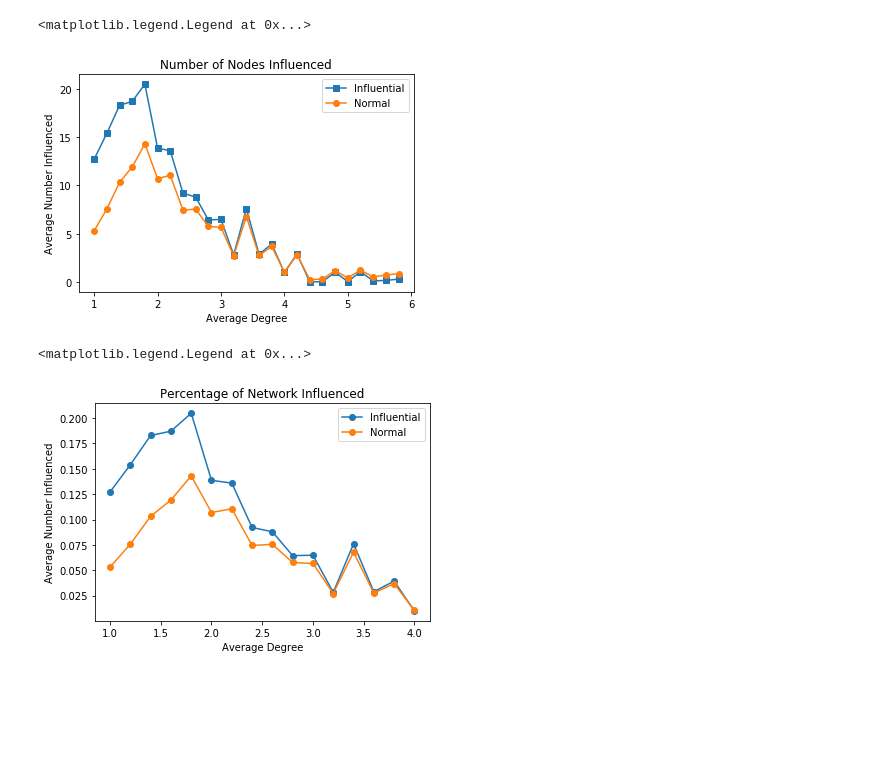
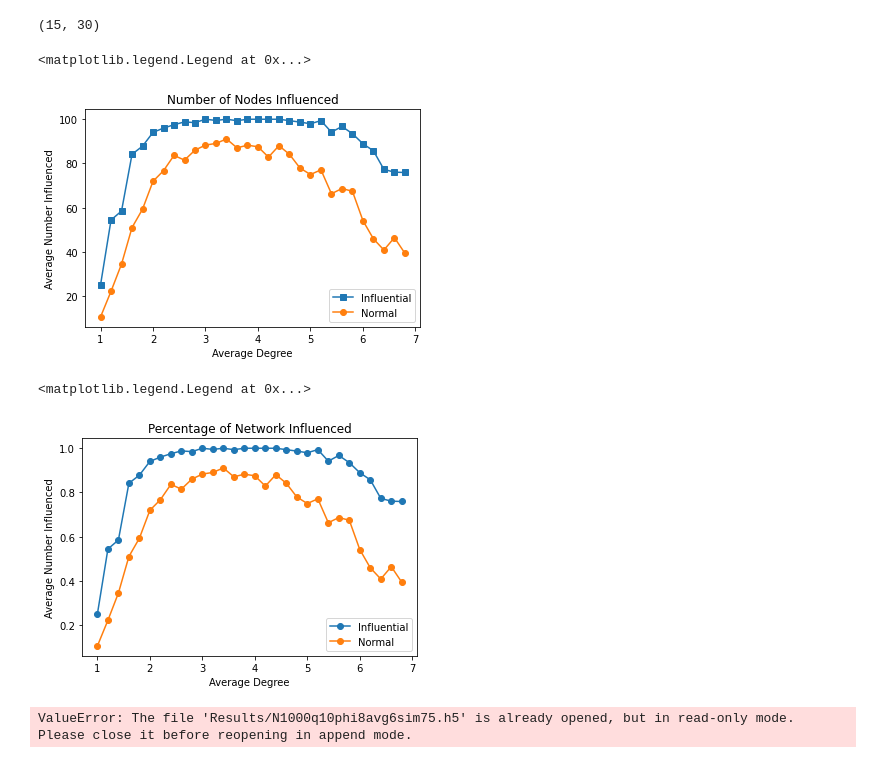
Before and after one commit to MiLinny/Influentials, a Jupyter notebook: Code/Simulation.ipynb, the cells around one changed output. Saved outputs shown, nothing was run; the diff lists cells and outputs as text; code cells hidden in the pictures; blank space fills up the shorter version.

```diff
--- a/Code/Simulation.ipynb
+++ b/Code/Simulation.ipynb
@@ -30,7 +31,7 @@ def set_influence(G, value, node=None):
     if node:
         G.nodes[node][label] = value
     else:
-        influence_attrib = { i : 0 for i in range(N) }
+        influence_attrib = { i : value for i in range(N) }
         nx.set_node_attributes(G,influence_attrib, label)
 
 def get_is_influenced(G, node):
@@ -147,17 +148,19 @@ normie_nodes = degree_ordered_nodes[int(q*N):]
 S_influenced = simulate_spread(G, influential_nodes, phi)
 S_normie = simulate_spread(G, normie_nodes, phi)
 # %%
+%%time
 #################################################################################
 ################################## Simulation ###################################
 #################################################################################
 
-N = 1000
+N = 100
 q = 0.1
 phi = 0.18
-max_n_avg = 6
+max_n_avg = 7
 increment = 0.2
-num_simulations = 75
+num_simulations = 15
 label = 'is_influenced'
+directed = False
 
 n_avg = np.arange(1, max_n_avg, increment)
 p = [avg/(N-1) for avg in n_avg]
@@ -192,6 +198,10 @@ N_normal = np.apply_along_axis(np.mean, 0, S_normal)
 # Proportion of Network Influenced
 P_influential = [x/N for x in N_influential]
 P_normal = [x/N for x in N_normal]
+# %%
+S_normal.shape
+# %% [output]
+(15, 30)
 # %%
 ############
 ### Pots ###
@@ -205,14 +215,14 @@ plt.title("Number of Nodes Influenced")
 plt.legend(names)
 # %% [output]
 <matplotlib.legend.Legend at 0x...>
-[figure, old version]
+[figure, new version]
 # %%
-plt.plot(n_avg[:16], P_influential[:16], "-o")
-plt.plot(n_avg[:16], P_normal[:16], "-o")
+plt.plot(n_avg, P_influential, "-o")
+plt.plot(n_avg, P_normal, "-o")
 plt.ylabel("Average Number Influenced")
 plt.xlabel("Average Degree")
 plt.title("Percentage of Network Influenced")
 plt.legend(names)
 # %% [output]
 <matplotlib.legend.Legend at 0x...>
-[figure, old version]
+[figure, new version]
@@ -218,0 +246,6 @@ plt.legend(names)
+# %%
+with pd.HDFStore('Results/N1000q10phi8avg6sim75.h5') as hdf:
+    # This prints a list of all group names:
+    print(hdf.keys())
+# %% [output]
+ValueError: The file 'Results/N1000q10phi8avg6sim75.h5' is already opened, but in read-only mode.  Please close it before reopening in append mode.
```
Also changed, not shown: parts of 8 cells of this notebook, 16 other files.
